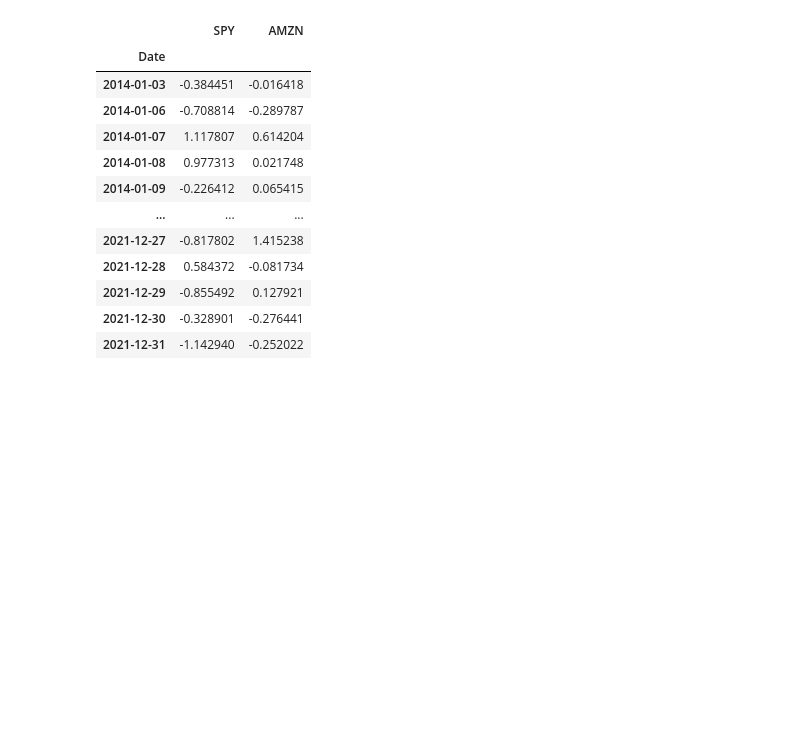
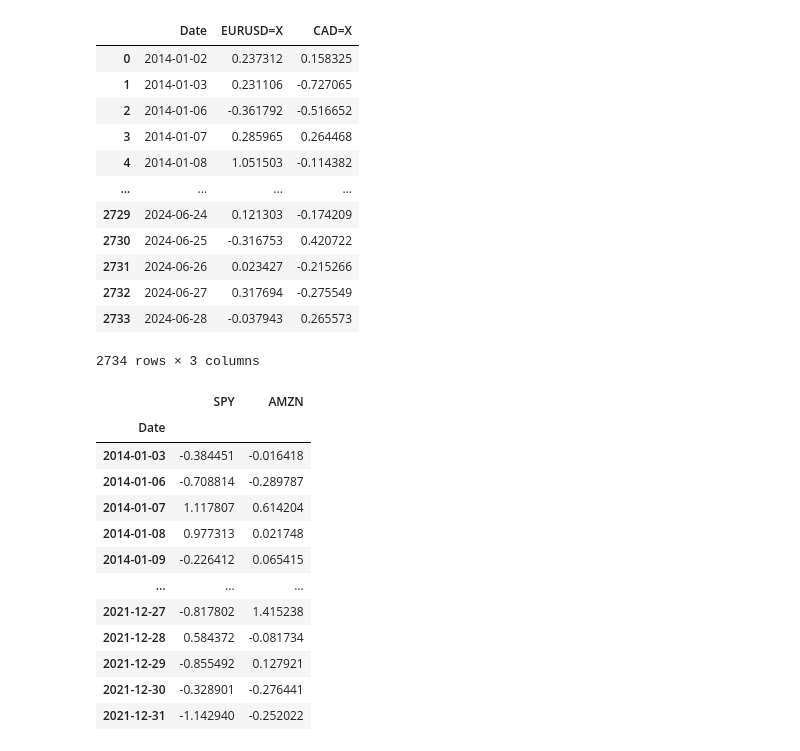
Before and after one commit to AnnastasiaStathakos/financial-time-series-forecasting, a Jupyter notebook: notebooks/03_nbeats_model.ipynb, the cells around one changed output. Saved outputs shown, nothing was run; the diff lists cells and outputs as text; code cells hidden in the pictures; blank space fills up the shorter version.

```diff
--- a/notebooks/03_nbeats_model.ipynb
+++ b/notebooks/03_nbeats_model.ipynb
@@ -93,6 +92,22 @@ returns.reset_index(inplace=True)
 train.reset_index(inplace=True)
 val.reset_index(inplace=True)
 test.reset_index(inplace=True)
+# %%
+returns
+# %% [output]
+|  | Date | EURUSD=X | CAD=X |
+| 0 | 2014-01-02 | 0.237312 | 0.158325 |
+| 1 | 2014-01-03 | 0.231106 | -0.727065 |
+| 2 | 2014-01-06 | -0.361792 | -0.516652 |
+| 3 | 2014-01-07 | 0.285965 | 0.264468 |
+| 4 | 2014-01-08 | 1.051503 | -0.114382 |
+| ... | ... | ... | ... |
+| 2729 | 2024-06-24 | 0.121303 | -0.174209 |
+| 2730 | 2024-06-25 | -0.316753 | 0.420722 |
+| 2731 | 2024-06-26 | 0.023427 | -0.215266 |
+| 2732 | 2024-06-27 | 0.317694 | -0.275549 |
+| 2733 | 2024-06-28 | -0.037943 | 0.265573 |
+2734 rows × 3 columns
 # %%
 series_ts = TimeSeries.from_dataframe(
     returns,
```
Also changed, not shown: parts of 18 cells of this notebook, 15 other files.
